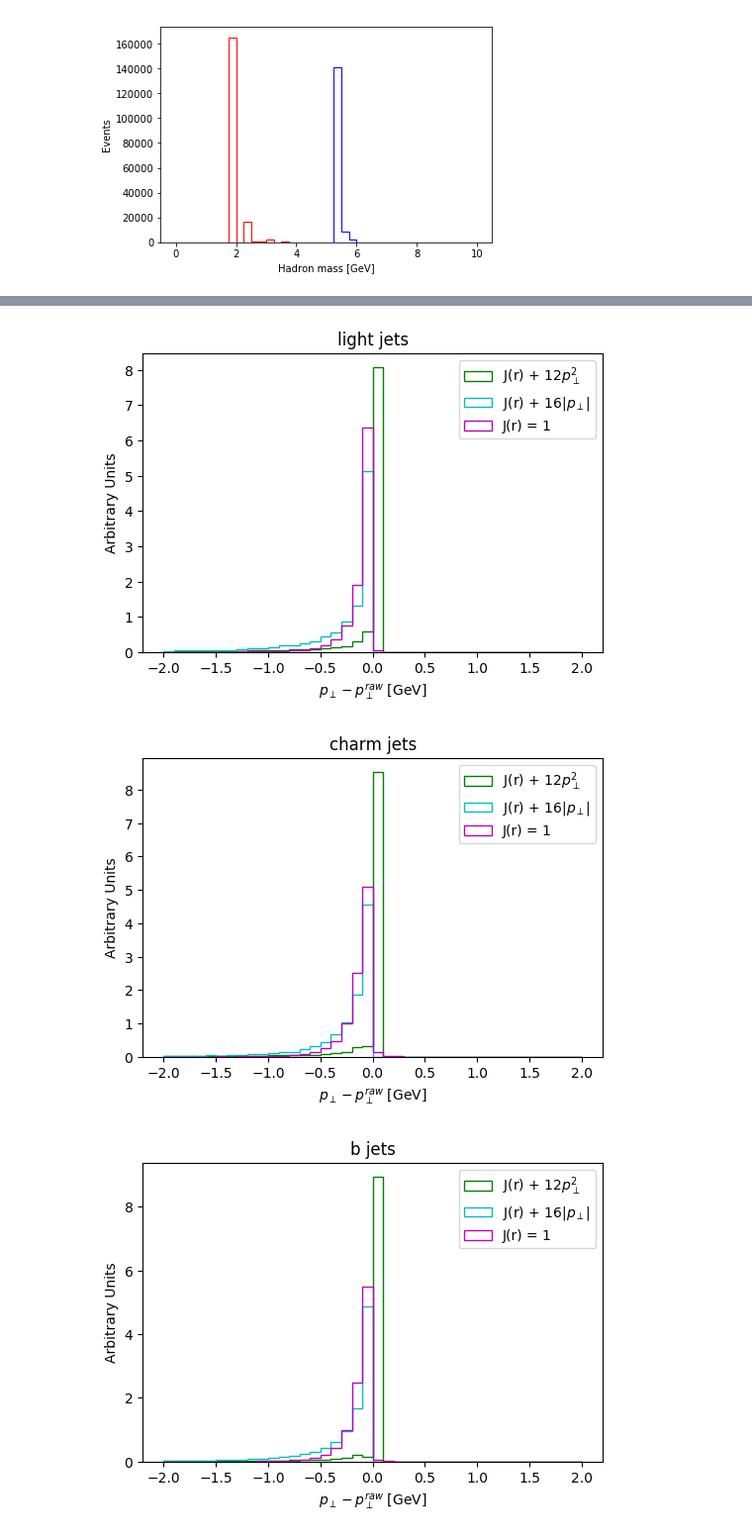
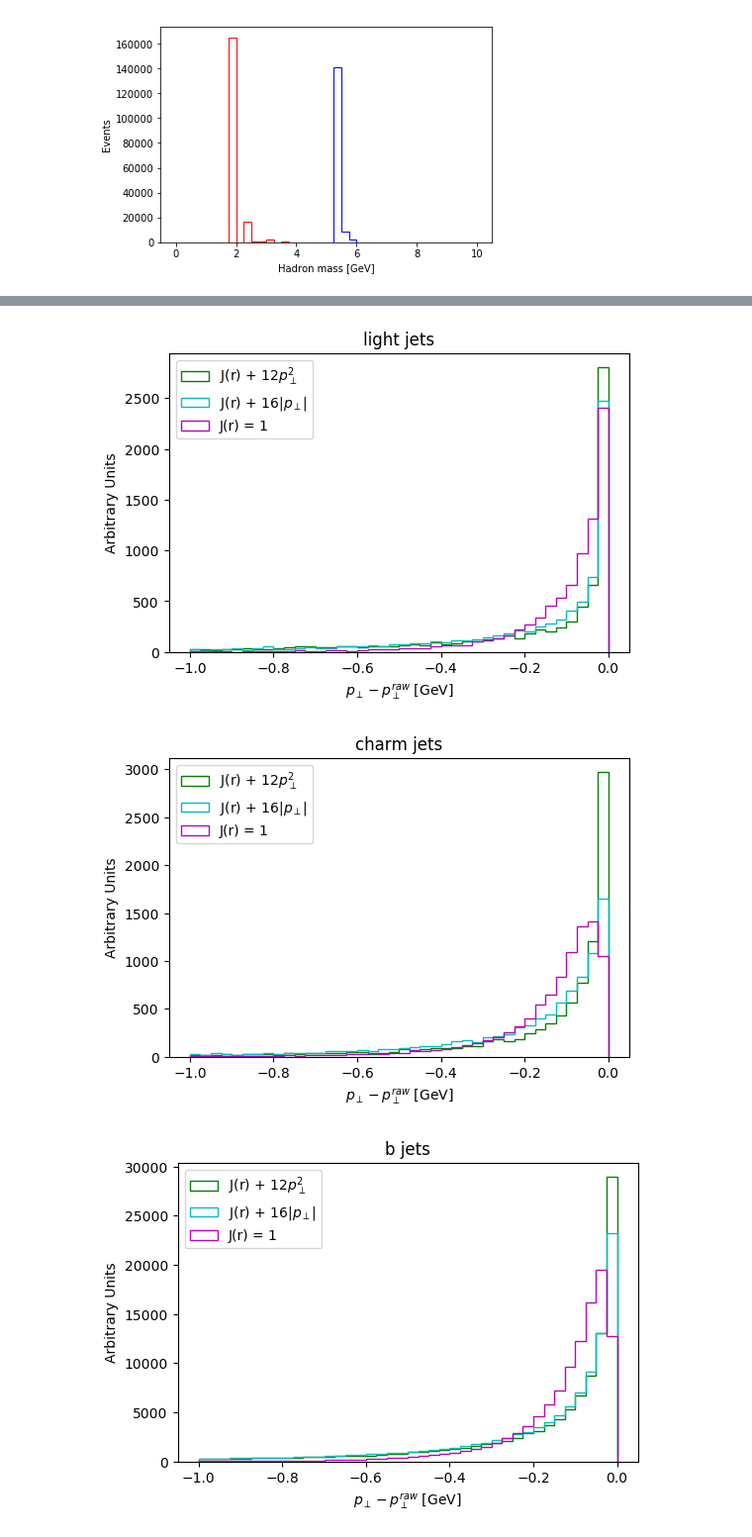
Before and after one commit to nhartman94/Vertex-Mass-Study, a Jupyter notebook: SV1_studies.ipynb, the cells around one changed output, grey strips where cells are left out. Shown at 99% size. Saved outputs shown, nothing was run; the diff lists cells and outputs as text; code cells hidden in the pictures.

```diff
--- a/SV1_studies.ipynb
+++ b/SV1_studies.ipynb
@@ -77,7 +74,7 @@ p_perp = lambda p,r : np.linalg.norm( np.cross(p,r), axis=1)/np.linalg.norm(r,ax
 # component of the charged p'cles)
 m_corr = lambda m,pt: np.sqrt(np.power(m,2) + np.power(pt,2)) + pt
 # %%
-loadData = False
+loadData = True
 
 if not loadData:
 
@@ -285,11 +283,14 @@ def minimizeJ1(r0,CovI,p):
     J1    = lambda (r): np.dot(r-r0, np.dot(invCov, r-r0)) + alpha * (np.dot(p,p) - np.dot(r,p)**2/np.dot(r,r))
     delJ1 = lambda(r): 2*np.dot(invCov,r-r0) + 2* alpha * ( np.dot(r,p)**2 / (np.linalg.norm(r)**3) * r - np.dot(r,p) / np.dot(r,r) * p )
 
-    res = minimize(J1,r0,method='BFGS',jac=delJ1)
+    res = minimize(J1,r0,method='Nelder-Mead')#,jac=delJ1)
 
     # I should probably check that the minimizer terminated successfully
-    return res.x
-
+    if res.success:
+        return res.x
+    else:
+        print res.message
+        return r0
 
 
 def minimizeJ2(r0,CovI,p):
@@ -297,9 +298,13 @@ def minimizeJ2(r0,CovI,p):
     invCov = np.array(CovI[0])
     J2 =  lambda (r): np.dot(r-r0, np.dot(invCov, r-r0)) + beta * np.linalg.norm(np.cross(p,r))/np.linalg.norm(r)
 
-    res = minimize(J2,r0)
+    res = minimize(J2,r0,method='Nelder-Mead')
 
-    return res.x
+    if res.success:
+        return res.x
+    else:
+        print res.message
+        return r0
 # %%
 # Try it out!
 alpha=12
@@ -973,6 +973,7 @@ truth_df.loc['c'][truth_df.loc['c']['pt'] > 10.]
 
 (7) The truth m = sqrt(m_ch^2 + pt^2) + |pt| (only available for b+c hadrons)
 # %%
+plt.close()
 pdg_ids = [0,4,5,15]
 titles  = ['light jets','charm jets','b jets','tau jets']
 
@@ -980,6 +981,9 @@ min = 0
 max = 10
 Nbins = 40
 range = (min,max)
+
+alpha=12
+beta=16
 
 for pdg_id,title in zip(pdg_ids,titles):
 
@@ -1135,33 +1139,33 @@ for pdg_id,title in zip(pdg_ids,titles):
 # %%
 # Plot p-perp - p_perp for the nominal cost function
 
-min = -2
-max = 2
+min = -1
+max = 0
 Nbins = 40
 range = (min,max)
 
 for pdg_id,title in zip(pdg_ids,titles):
 
     # set up your figures
     fig = plt.figure(figsize=(6, 4), dpi=100)
 
     plt.hist(sv1_df_flat['pt_alpha12'][sv1_df_flat['jet_pdg']==pdg_id] - sv1_df_flat['pt'][sv1_df_flat['jet_pdg']==pdg_id],
              label='J(r) + {}$p_\perp^2$'.format(alpha), color='g',
-             histtype='step',bins=Nbins,range=range,normed=True)
+             histtype='step',bins=Nbins,range=range)
     plt.hist(sv1_df_flat['pt_beta16'][sv1_df_flat['jet_pdg']==pdg_id] - sv1_df_flat['pt'][sv1_df_flat['jet_pdg']==pdg_id],
              label='J(r) + {}$|p_\perp|$'.format(beta), color='c',
-             histtype='step',bins=Nbins,range=range,normed=True)
+             histtype='step',bins=Nbins,range=range)
     plt.hist(sv1_df_flat['pt_z1'][sv1_df_flat['jet_pdg']==pdg_id] - sv1_df_flat['pt'][sv1_df_flat['jet_pdg']==pdg_id],
              label='J(r) = 1'.format(beta), color='m',
-             histtype='step',bins=Nbins,range=range,normed=True)
+             histtype='step',bins=Nbins,range=range)
 
     # prettify your histograms
     plt.xlabel('$p_\perp - p_\perp^{raw}$ [GeV]')
     plt.ylabel('Arbitrary Units')
     plt.title(title)
-    plt.legend()
+    plt.legend(loc='upper left')
     plt.show()
 # %% [output]
-[figure, old version]
+[figure, new version]
-[figure, old version]
+[figure, new version]
-[figure, old version]
+[figure, new version]
```
Also changed, not shown: parts of 14 cells of this notebook, 2 other files.
